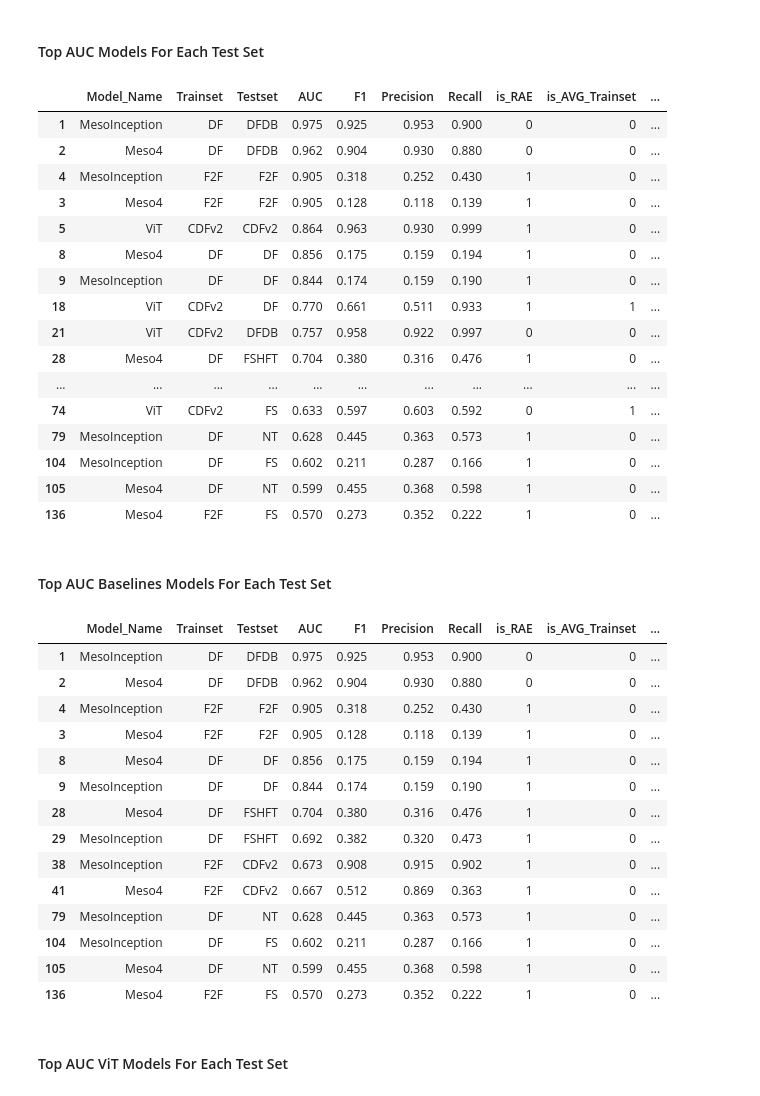
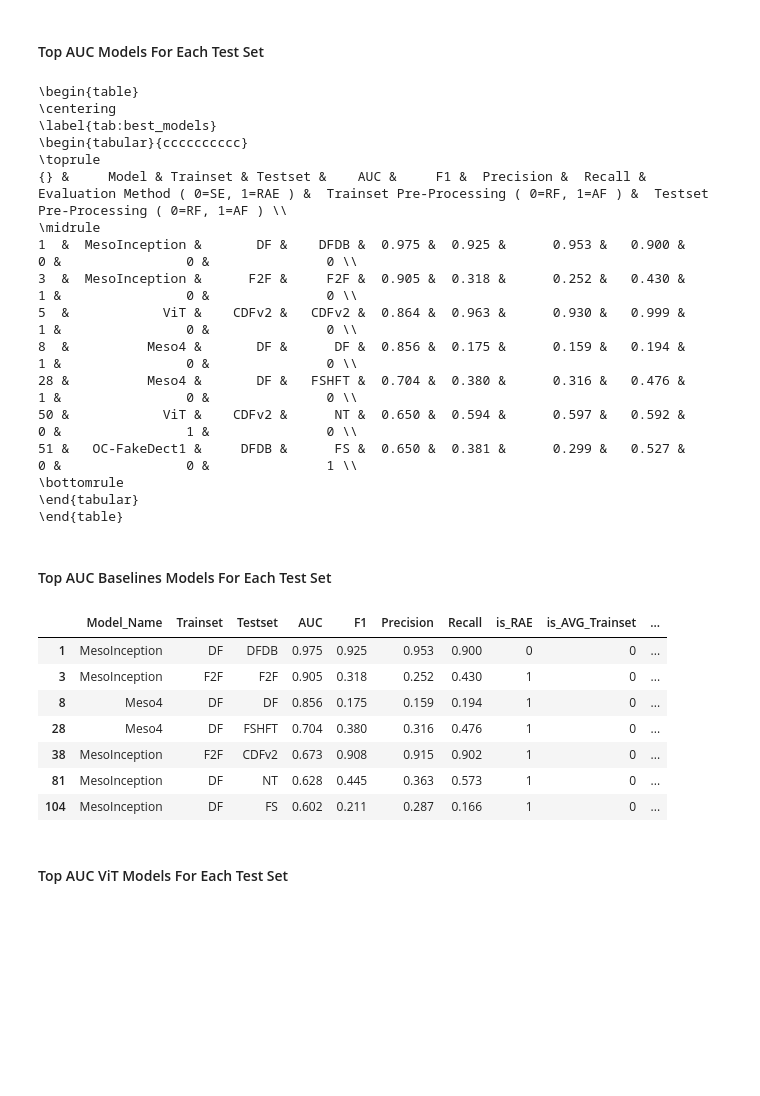
Before and after one commit to zsxkib/MInf-2.0-DeepFake-Detection, a Jupyter notebook: Collate_Results.ipynb, the cells around one changed output. Drawn from its saved outputs; the diff is of its cells as text; code cells hidden in the pictures; blank space fills up the shorter version.

```diff
--- a/Collate_Results.ipynb
+++ b/Collate_Results.ipynb
@@ -189,7 +189,7 @@ df['Trainset'] = df['Trainset'].map(lambda x: x.replace("avg", ""))
 df['Trainset'] = df['Trainset'].map(lambda x: x.replace("rnd", ""))
 
 df = df.drop_duplicates(subset=['Model_Name', "Trainset", "Testset", "is_RAE", "is_AVG_Trainset", "is_AVG_Testset"])
-df.index = df.index + 1 # index from 1 for latex
+df.index = range(1, len(df)+1) # index from 1 for latex
 # %% [markdown]
 <br><br>
 ___
@@ -220,60 +220,53 @@ df[0:20] # all models sorted by AUC (top 20)
 # %% [markdown]
 #### Top AUC Models For Each Test Set
 # %%
-best_models = df.drop_duplicates(subset=['Model_Name', "Testset"])
+best_models = df.drop_duplicates(subset=["Testset"])
 best_models
 
-# print(clean_latex(best_models.to_latex(
-#     label="tab:best_models",
-#     column_format="c"*10,
-#     index=True,
-#     )))
+print(clean_latex(best_models.to_latex(
+    label="tab:best_models",
+    column_format="c"*10,
+    index=True,
+    )))
 # %% [output]
-|  | Model_Name | Trainset | Testset | AUC | F1 | Precision | Recall | is_RAE | is_AVG_Trainset | ... |
-| 1 | MesoInception | DF | DFDB | 0.975 | 0.925 | 0.953 | 0.900 | 0 | 0 | ... |
-| 2 | Meso4 | DF | DFDB | 0.962 | 0.904 | 0.930 | 0.880 | 0 | 0 | ... |
-| 4 | MesoInception | F2F | F2F | 0.905 | 0.318 | 0.252 | 0.430 | 1 | 0 | ... |
-| 3 | Meso4 | F2F | F2F | 0.905 | 0.128 | 0.118 | 0.139 | 1 | 0 | ... |
-| 5 | ViT | CDFv2 | CDFv2 | 0.864 | 0.963 | 0.930 | 0.999 | 1 | 0 | ... |
-| 8 | Meso4 | DF | DF | 0.856 | 0.175 | 0.159 | 0.194 | 1 | 0 | ... |
-| 9 | MesoInception | DF | DF | 0.844 | 0.174 | 0.159 | 0.190 | 1 | 0 | ... |
-| 18 | ViT | CDFv2 | DF | 0.770 | 0.661 | 0.511 | 0.933 | 1 | 1 | ... |
-| 21 | ViT | CDFv2 | DFDB | 0.757 | 0.958 | 0.922 | 0.997 | 0 | 0 | ... |
-| 28 | Meso4 | DF | FSHFT | 0.704 | 0.380 | 0.316 | 0.476 | 1 | 0 | ... |
-| ... | ... | ... | ... | ... | ... | ... | ... | ... | ... | ... |
-| 74 | ViT | CDFv2 | FS | 0.633 | 0.597 | 0.603 | 0.592 | 0 | 1 | ... |
-| 79 | MesoInception | DF | NT | 0.628 | 0.445 | 0.363 | 0.573 | 1 | 0 | ... |
-| 104 | MesoInception | DF | FS | 0.602 | 0.211 | 0.287 | 0.166 | 1 | 0 | ... |
-| 105 | Meso4 | DF | NT | 0.599 | 0.455 | 0.368 | 0.598 | 1 | 0 | ... |
-| 136 | Meso4 | F2F | FS | 0.570 | 0.273 | 0.352 | 0.222 | 1 | 0 | ... |
+\begin{table}
+\centering
+\label{tab:best_models}
+\begin{tabular}{cccccccccc}
+\toprule
+{} &     Model & Trainset & Testset &    AUC &     F1 &  Precision &  Recall &  Evaluation Method ( 0=SE, 1=RAE ) &  Trainset Pre-Processing ( 0=RF, 1=AF ) &  Testset Pre-Processing ( 0=RF, 1=AF ) \\
+\midrule
+1  &  MesoInception &       DF &    DFDB &  0.975 &  0.925 &      0.953 &   0.900 &       0 &                0 &               0 \\
+3  &  MesoInception &      F2F &     F2F &  0.905 &  0.318 &      0.252 &   0.430 &       1 &                0 &               0 \\
+5  &            ViT &    CDFv2 &   CDFv2 &  0.864 &  0.963 &      0.930 &   0.999 &       1 &                0 &               0 \\
+8  &          Meso4 &       DF &      DF &  0.856 &  0.175 &      0.159 &   0.194 &       1 &                0 &               0 \\
+28 &          Meso4 &       DF &   FSHFT &  0.704 &  0.380 &      0.316 &   0.476 &       1 &                0 &               0 \\
+50 &            ViT &    CDFv2 &      NT &  0.650 &  0.594 &      0.597 &   0.592 &       0 &                1 &               0 \\
+51 &   OC-FakeDect1 &     DFDB &      FS &  0.650 &  0.381 &      0.299 &   0.527 &       0 &                0 &               1 \\
+\bottomrule
+\end{tabular}
+\end{table}
 # %% [markdown]
 #### Top AUC Baselines Models For Each Test Set
 # %%
 best_baselines = df[df["Model_Name"].isin(["Meso4", "MesoInception"])]
-best_baselines = best_baselines.drop_duplicates(subset=['Model_Name', "Testset"])
+best_baselines = best_baselines.drop_duplicates(subset=["Testset"])
 best_baselines
 
 # print(clean_latex(best_baselines.to_latex(
 #     label="tab:best_baselines",
 #     column_format="c"*10,
 #     index=True,
 #     )))
 # %% [output]
 |  | Model_Name | Trainset | Testset | AUC | F1 | Precision | Recall | is_RAE | is_AVG_Trainset | ... |
 | 1 | MesoInception | DF | DFDB | 0.975 | 0.925 | 0.953 | 0.900 | 0 | 0 | ... |
-| 2 | Meso4 | DF | DFDB | 0.962 | 0.904 | 0.930 | 0.880 | 0 | 0 | ... |
-| 4 | MesoInception | F2F | F2F | 0.905 | 0.318 | 0.252 | 0.430 | 1 | 0 | ... |
-| 3 | Meso4 | F2F | F2F | 0.905 | 0.128 | 0.118 | 0.139 | 1 | 0 | ... |
+| 3 | MesoInception | F2F | F2F | 0.905 | 0.318 | 0.252 | 0.430 | 1 | 0 | ... |
 | 8 | Meso4 | DF | DF | 0.856 | 0.175 | 0.159 | 0.194 | 1 | 0 | ... |
-| 9 | MesoInception | DF | DF | 0.844 | 0.174 | 0.159 | 0.190 | 1 | 0 | ... |
 | 28 | Meso4 | DF | FSHFT | 0.704 | 0.380 | 0.316 | 0.476 | 1 | 0 | ... |
-| 29 | MesoInception | DF | FSHFT | 0.692 | 0.382 | 0.320 | 0.473 | 1 | 0 | ... |
 | 38 | MesoInception | F2F | CDFv2 | 0.673 | 0.908 | 0.915 | 0.902 | 1 | 0 | ... |
-| 41 | Meso4 | F2F | CDFv2 | 0.667 | 0.512 | 0.869 | 0.363 | 1 | 0 | ... |
-| 79 | MesoInception | DF | NT | 0.628 | 0.445 | 0.363 | 0.573 | 1 | 0 | ... |
+| 81 | MesoInception | DF | NT | 0.628 | 0.445 | 0.363 | 0.573 | 1 | 0 | ... |
 | 104 | MesoInception | DF | FS | 0.602 | 0.211 | 0.287 | 0.166 | 1 | 0 | ... |
-| 105 | Meso4 | DF | NT | 0.599 | 0.455 | 0.368 | 0.598 | 1 | 0 | ... |
-| 136 | Meso4 | F2F | FS | 0.570 | 0.273 | 0.352 | 0.222 | 1 | 0 | ... |
 # %% [markdown]
 #### Top AUC ViT Models For Each Test Set
 # %%
```
Also changed, not shown: parts of 11 cells of this notebook, 16 other files.
